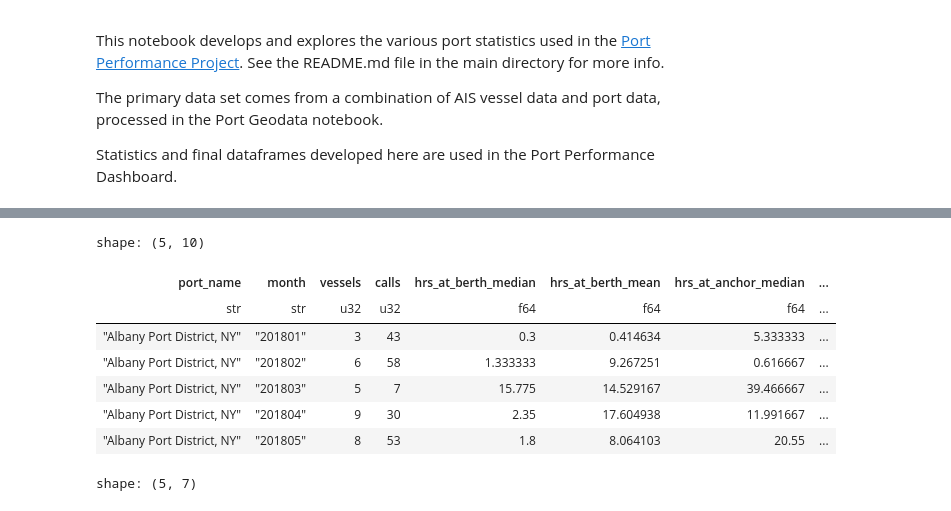
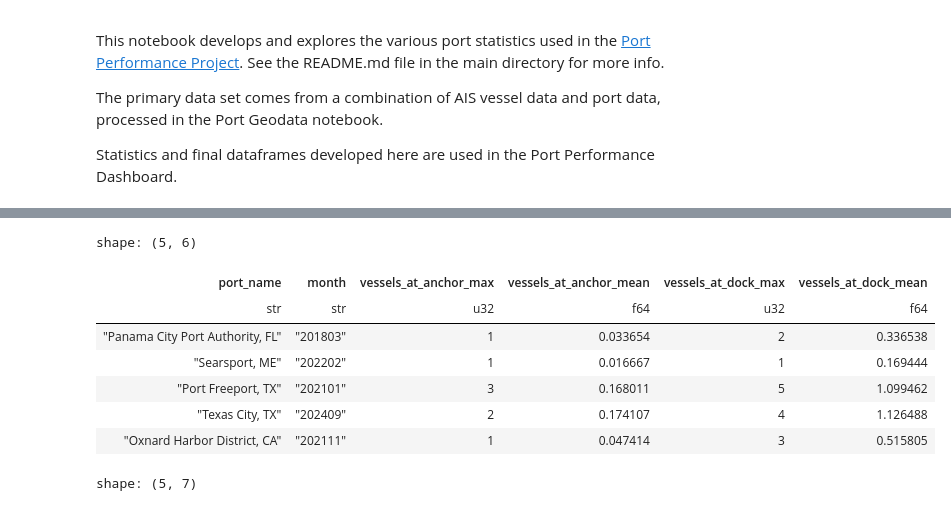
Before and after one commit to epistemetrica/Port-Performance-Project, a Jupyter notebook: port_stats.ipynb, the cells around one changed output, grey strips where cells are left out. Saved outputs shown, nothing was run; the diff lists cells and outputs as text; code cells hidden in the pictures.

```diff
--- a/port_stats.ipynb
+++ b/port_stats.ipynb
@@ -158,12 +357,12 @@ port_monththly_df = (
 # %%
 #inspect
-port_monththly_df.head()
+pit_df.head()
 # %% [output]
-shape: (5, 10)
+shape: (5, 6)
-| port_name | month | vessels | calls | hrs_at_berth_median | hrs_at_berth_mean | hrs_at_anchor_median | ... |
-| str | str | u32 | u32 | f64 | f64 | f64 | ... |
-| "Albany Port District, NY" | "201801" | 3 | 43 | 0.3 | 0.414634 | 5.333333 | ... |
-| "Albany Port District, NY" | "201802" | 6 | 58 | 1.333333 | 9.267251 | 0.616667 | ... |
-| "Albany Port District, NY" | "201803" | 5 | 7 | 15.775 | 14.529167 | 39.466667 | ... |
-| "Albany Port District, NY" | "201804" | 9 | 30 | 2.35 | 17.604938 | 11.991667 | ... |
-| "Albany Port District, NY" | "201805" | 8 | 53 | 1.8 | 8.064103 | 20.55 | ... |
+| port_name | month | vessels_at_anchor_max | vessels_at_anchor_mean | vessels_at_dock_max | vessels_at_dock_mean |
+| str | str | u32 | f64 | u32 | f64 |
+| "Panama City Port Authority, FL" | "201803" | 1 | 0.033654 | 2 | 0.336538 |
+| "Searsport, ME" | "202202" | 1 | 0.016667 | 1 | 0.169444 |
+| "Port Freeport, TX" | "202101" | 3 | 0.168011 | 5 | 1.099462 |
+| "Texas City, TX" | "202409" | 2 | 0.174107 | 4 | 1.126488 |
+| "Oxnard Harbor District, CA" | "202111" | 1 | 0.047414 | 3 | 0.515805 |
```
Also changed, not shown: parts of 9 cells of this notebook, 2 other files.
